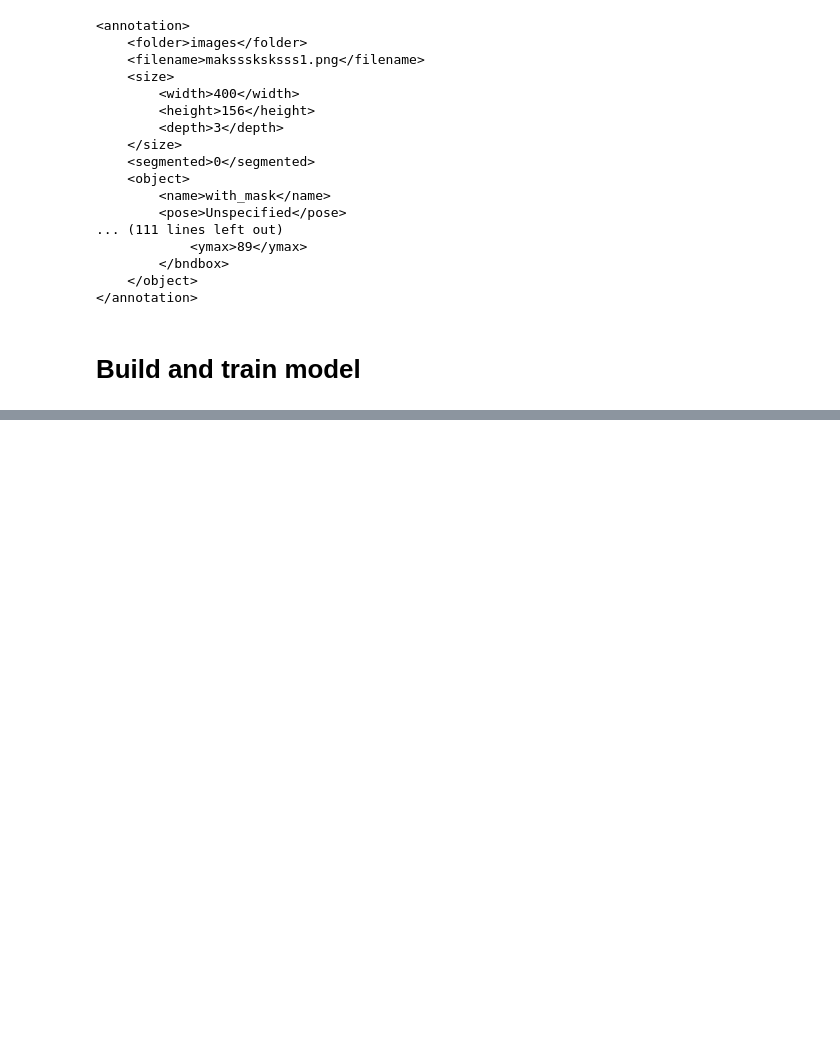
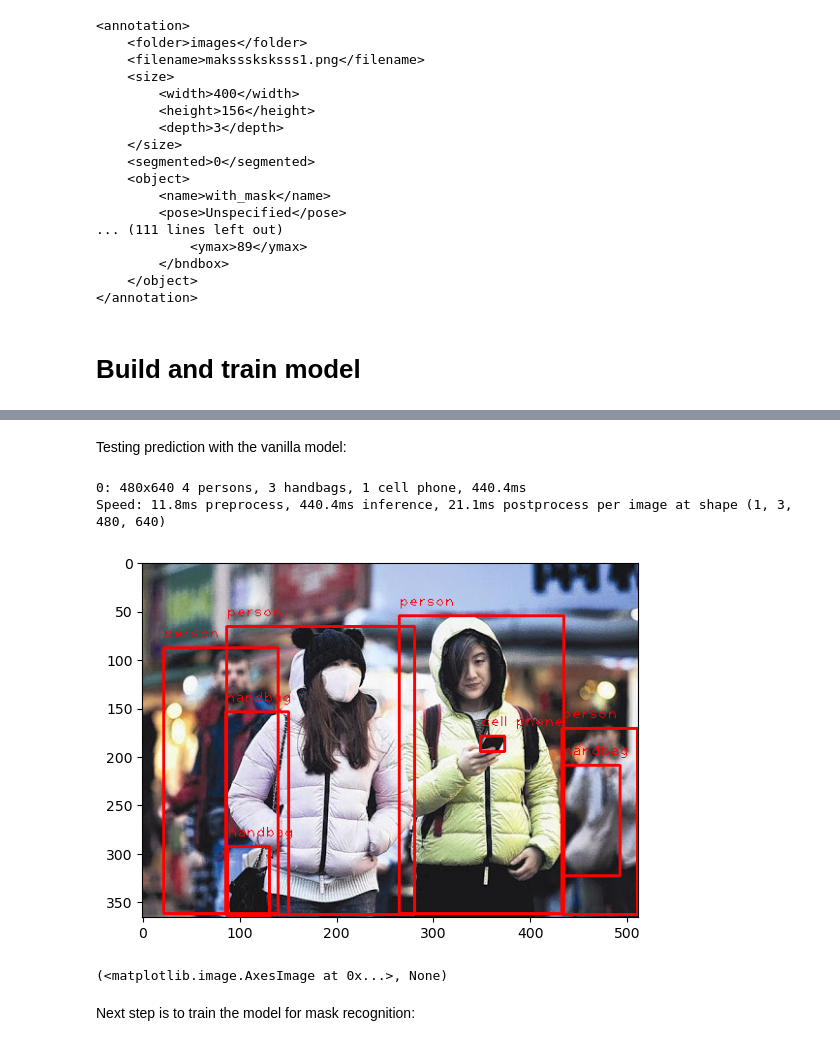
Before and after one commit to TheoFABIEN/Funny-projects, a Jupyter notebook: yolo-face-mask-detection.ipynb, the cells around one changed output, grey strips where cells are left out. Saved outputs shown, nothing was run; the diff lists cells and outputs as text; code cells hidden in the pictures; blank space fills up the shorter version.

Commit message:
Kaggle Notebook | YOLO face mask detection | Version 5

```diff
--- a/yolo-face-mask-detection.ipynb
+++ b/yolo-face-mask-detection.ipynb
@@ -156,7 +167,6 @@ print(test_data[1])
 # %% [markdown]
 # Build and train model
 # %%
-model = YOLO("yolov8n.pt")  # pre-trained weights
-
-#model.train(data = , epochs = 10)
+model = YOLO('yolov9s.pt')
+#model.train(data = , epochs = 30, batch = 32)
 # %% [output]
@@ -163,0 +174,26 @@ Downloading https://github.com/ultralytics/assets/releases/download/v8.2.0/yolov
+# %% [markdown]
+Testing prediction with the vanilla model:
+# %%
+result_img = ski.io.imread(images[0])
+
+result = model.predict(result_img)
+#print(res)
+#result_img, _ = predict_and_detect(model, test_img, classes=[], conf=0.5)
+
+result_img = ski.io.imread(images[0])
+
+for box in result[0].boxes:
+    cv2.rectangle(result_img, (int(box.xyxy[0][0]), int(box.xyxy[0][1])),
+                    (int(box.xyxy[0][2]), int(box.xyxy[0][3])), (255, 0, 0), 2)
+    cv2.putText(result_img, f"{result[0].names[int(box.cls[0])]}",
+                (int(box.xyxy[0][0]), int(box.xyxy[0][1]) - 10),
+                cv2.FONT_HERSHEY_PLAIN, 1, (255, 0, 0), 1)
+
+plt.imshow(result_img), plt.show()
+# %% [output]
+0: 480x640 4 persons, 3 handbags, 1 cell phone, 440.4ms
+Speed: 11.8ms preprocess, 440.4ms inference, 21.1ms postprocess per image at shape (1, 3, 480, 640)
+[figure, added]
+(<matplotlib.image.AxesImage at 0x...>, None)
+# %% [markdown]
+Next step is to train the model for mask recognition:
```
Also changed, not shown: parts of 6 cells of this notebook.
